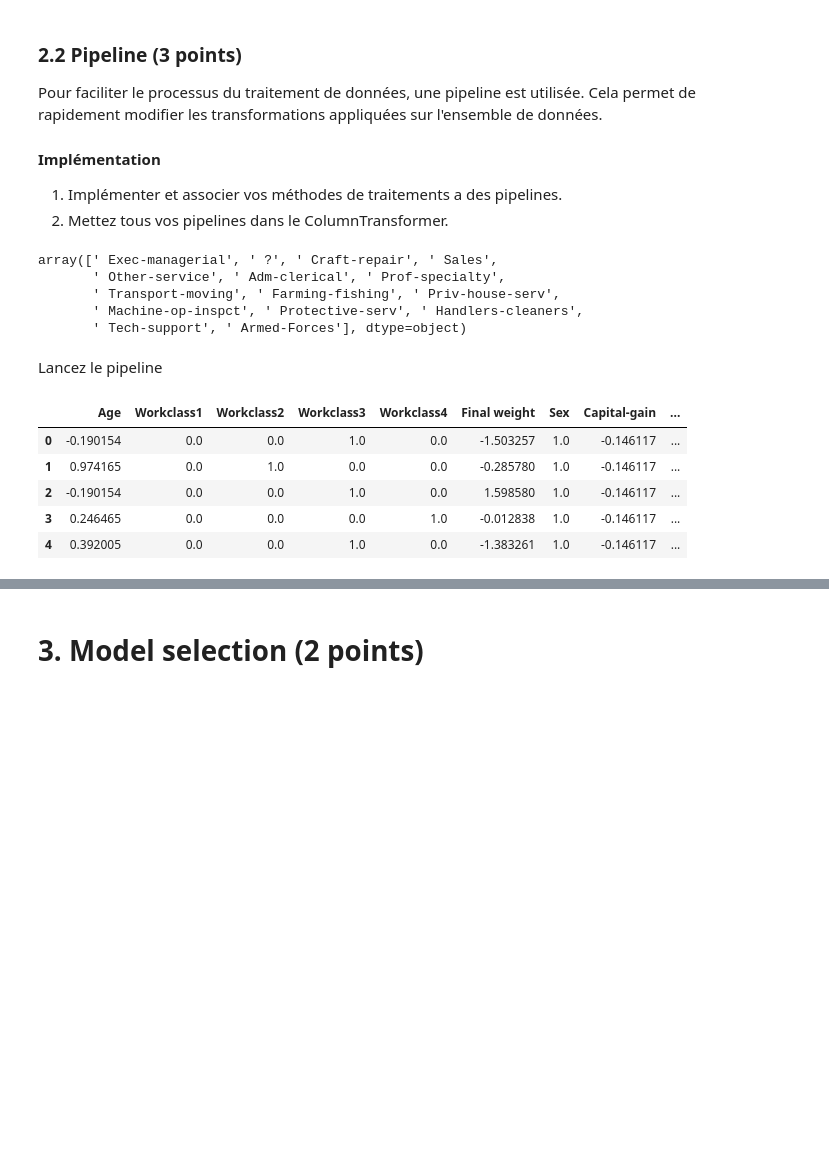
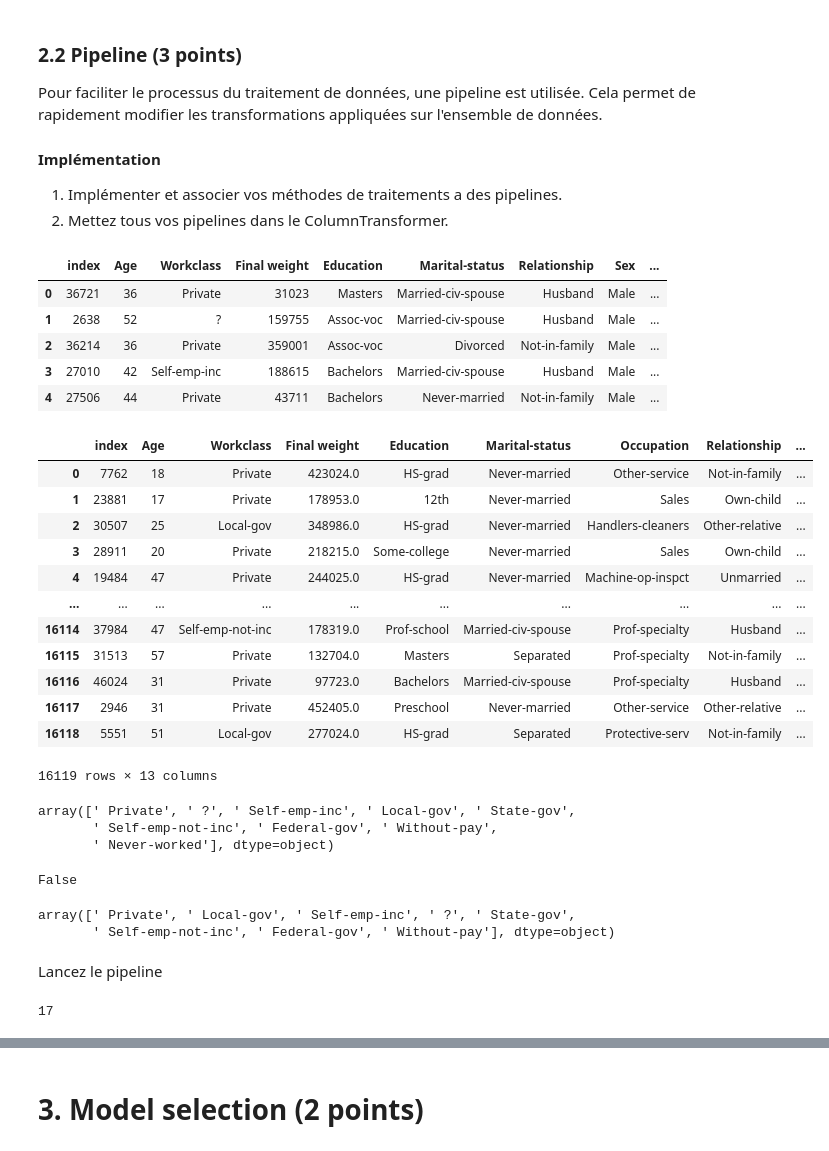
Before and after one commit to KacemKhaled/INF8215-Machine-Learning, a Jupyter notebook: TP3/TP3_INF8215_v2.ipynb, the cells around one changed output, grey strips where cells are left out. Drawn from its saved outputs; the diff is of its cells as text; code cells hidden in the pictures; blank space fills up the shorter version.

```diff
--- a/TP3/TP3_INF8215_v2.ipynb
+++ b/TP3/TP3_INF8215_v2.ipynb
@@ -747,14 +770,32 @@ y_train = X_train['Income']
 # %%
 #new
 X_train.head()
-X_train["Occupation"].unique()
+
+#X_train["Occupation"].unique()
 #len(X_train["Marital-status"].unique())
 # %% [output]
-array([' Exec-managerial', ' ?', ' Craft-repair', ' Sales',
-       ' Other-service', ' Adm-clerical', ' Prof-specialty',
-       ' Transport-moving', ' Farming-fishing', ' Priv-house-serv',
-       ' Machine-op-inspct', ' Protective-serv', ' Handlers-cleaners',
-       ' Tech-support', ' Armed-Forces'], dtype=object)
+|  | index | Age | Workclass | Final weight | Education | Marital-status | Relationship | Sex | ... |
+| 0 | 36721 | 36 | Private | 31023 | Masters | Married-civ-spouse | Husband | Male | ... |
+| 1 | 2638 | 52 | ? | 159755 | Assoc-voc | Married-civ-spouse | Husband | Male | ... |
+| 2 | 36214 | 36 | Private | 359001 | Assoc-voc | Divorced | Not-in-family | Male | ... |
+| 3 | 27010 | 42 | Self-emp-inc | 188615 | Bachelors | Married-civ-spouse | Husband | Male | ... |
+| 4 | 27506 | 44 | Private | 43711 | Bachelors | Never-married | Not-in-family | Male | ... |
+# %%
+X_test
+# %% [output]
+|  | index | Age | Workclass | Final weight | Education | Marital-status | Occupation | Relationship | ... |
+| 0 | 7762 | 18 | Private | 423024.0 | HS-grad | Never-married | Other-service | Not-in-family | ... |
+| 1 | 23881 | 17 | Private | 178953.0 | 12th | Never-married | Sales | Own-child | ... |
+| 2 | 30507 | 25 | Local-gov | 348986.0 | HS-grad | Never-married | Handlers-cleaners | Other-relative | ... |
+| 3 | 28911 | 20 | Private | 218215.0 | Some-college | Never-married | Sales | Own-child | ... |
+| 4 | 19484 | 47 | Private | 244025.0 | HS-grad | Never-married | Machine-op-inspct | Unmarried | ... |
+| ... | ... | ... | ... | ... | ... | ... | ... | ... | ... |
+| 16114 | 37984 | 47 | Self-emp-not-inc | 178319.0 | Prof-school | Married-civ-spouse | Prof-specialty | Husband | ... |
+| 16115 | 31513 | 57 | Private | 132704.0 | Masters | Separated | Prof-specialty | Not-in-family | ... |
+| 16116 | 46024 | 31 | Private | 97723.0 | Bachelors | Married-civ-spouse | Prof-specialty | Husband | ... |
+| 16117 | 2946 | 31 | Private | 452405.0 | Preschool | Never-married | Other-service | Other-relative | ... |
+| 16118 | 5551 | 51 | Local-gov | 277024.0 | HS-grad | Separated | Protective-serv | Not-in-family | ... |
+16119 rows × 13 columns
 # %%
 from sklearn.pipeline import Pipeline, FeatureUnion
 from sklearn.compose import ColumnTransformer
@@ -837,30 +882,38 @@ full_pipeline = ColumnTransformer([
     ])
+# %%
+X_train['Workclass'].unique()
+# %% [output]
+array([' Private', ' ?', ' Self-emp-inc', ' Local-gov', ' State-gov',
+       ' Self-emp-not-inc', ' Federal-gov', ' Without-pay',
+       ' Never-worked'], dtype=object)
+# %%
+
+print(len(X_train['Workclass'].unique()) == len(X_test['Workclass'].unique()))
+X_test['Workclass'].unique()
+# %% [output]
+False
+array([' Private', ' Local-gov', ' Self-emp-inc', ' ?', ' State-gov',
+       ' Self-emp-not-inc', ' Federal-gov', ' Without-pay'], dtype=object)
 # %% [markdown]
 Lancez le pipeline
 # %%
-column_names = ["Age", "Workclass1", "Workclass2", "Workclass3", "Workclass4",
+column_names = ["Age",
+                "Workclass1", "Workclass2", "Workclass3", "Workclass4",
                 "Final weight",
                 "Sex",
-                "Capital-gain", "Capital-loss",
+                #"Capital-gain",
+                #"Capital-loss",
                 "Hours per week",
-                "Native country",
-                "Education1", "Education2", "Education3", "Education4",
-                "Education5", "Education6", "Education7", "Education8",
+                #"Native country",
+                "Education1", "Education2", "Education3", "Education4", "Education5", "Education6", "Education7", "Education8",
                 "Marital-status1",
-                "Marital-status2", "Marital-status3", "Marital-status4", "Marital-status5",
-                "Marital-status6", "Marital-status7",
-                "Occupation1", "Occupation2",
-                "Occupation3", "Occupation4", "Occupation5", "Occupation6", "Occupation7",
-                "Occupation8", "Occupation9", "Occupation10", "Occupation11", "Occupation12",
-                "Occupation13", "Occupation14", "Occupation15"]
+                #"Occupation1", "Occupation2", "Occupation3", "Occupation4", "Occupation5", "Occupation6", "Occupation7", "Occupation8",
+                #"Occupation9", "Occupation10", "Occupation11", "Occupation12", "Occupation13", "Occupation14", "Occupation15",
+                #"Relationship1", "Relationship2", "Relationship3", "Relationship4", "Relationship5", "Relationship6"
+                ]
+print(len(column_names))
+
 X_train_preprocess = pd.DataFrame(full_pipeline.fit_transform(X_train), columns=column_names)
 X_test_preprocess = pd.DataFrame(full_pipeline.fit_transform(X_test), columns=column_names)
+# %% [output]
+17
-# %%
-X_train_preprocess.head()
-# %% [output]
-|  | Age | Workclass1 | Workclass2 | Workclass3 | Workclass4 | Final weight | Sex | Capital-gain | ... |
-| 0 | -0.190154 | 0.0 | 0.0 | 1.0 | 0.0 | -1.503257 | 1.0 | -0.146117 | ... |
-| 1 | 0.974165 | 0.0 | 1.0 | 0.0 | 0.0 | -0.285780 | 1.0 | -0.146117 | ... |
-| 2 | -0.190154 | 0.0 | 0.0 | 1.0 | 0.0 | 1.598580 | 1.0 | -0.146117 | ... |
-| 3 | 0.246465 | 0.0 | 0.0 | 0.0 | 1.0 | -0.012838 | 1.0 | -0.146117 | ... |
-| 4 | 0.392005 | 0.0 | 0.0 | 1.0 | 0.0 | -1.383261 | 1.0 | -0.146117 | ... |
```
Also changed, not shown: parts of 11 cells of this notebook.
